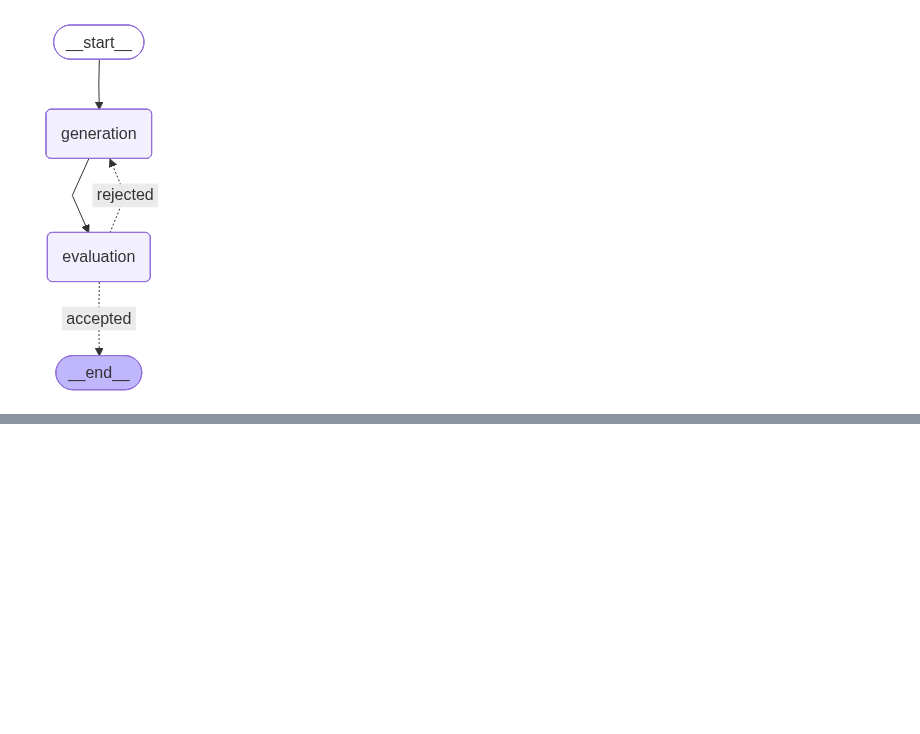
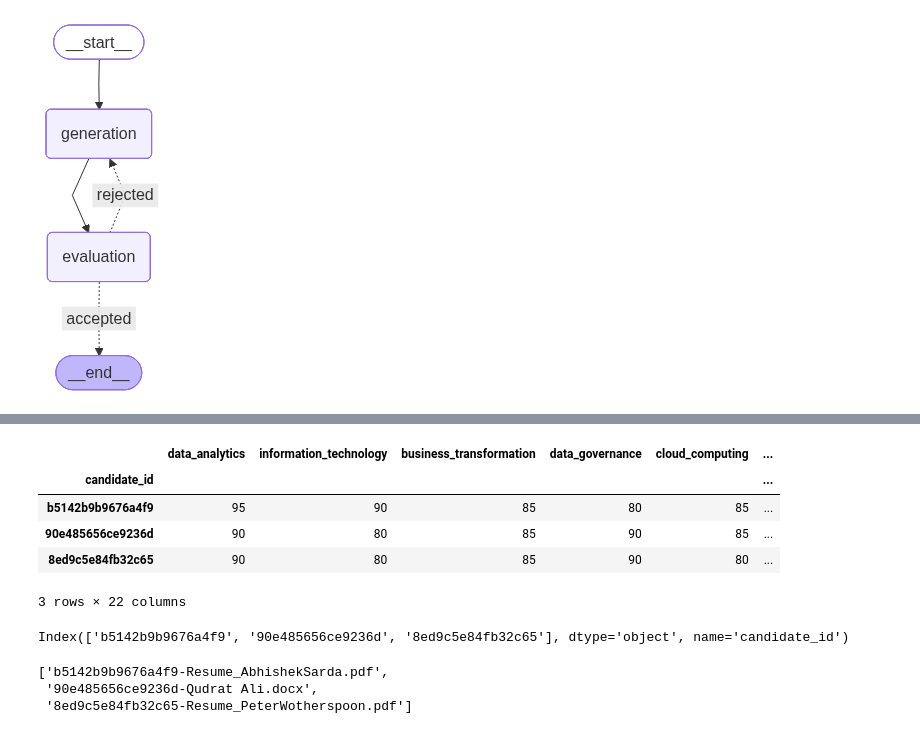
Before and after one commit to scardenasc22/internship_project, a Jupyter notebook: notebooks/experiments_phase5.ipynb, the cells around one changed output, grey strips where cells are left out. Drawn from its saved outputs; the diff is of its cells as text; code cells hidden in the pictures; blank space fills up the shorter version.

```diff
--- a/notebooks/experiments_phase5.ipynb
+++ b/notebooks/experiments_phase5.ipynb
@@ -491,0 +587,26 @@ sample_results
+# %%
+df.sort_values(by = "overall", ascending = False).head(3)
+# %% [output]
+|  | data_analytics | information_technology | business_transformation | data_governance | cloud_computing | ... |
+| candidate_id |  |  |  |  |  | ... |
+| b5142b9b9676a4f9 | 95 | 90 | 85 | 80 | 85 | ... |
+| 90e485656ce9236d | 90 | 80 | 85 | 90 | 85 | ... |
+| 8ed9c5e84fb32c65 | 90 | 80 | 85 | 90 | 80 | ... |
+3 rows × 22 columns
+# %%
+df.sort_values(by = "overall", ascending = False).head(3).index
+# %% [output]
+Index(['b5142b9b9676a4f9', '90e485656ce9236d', '8ed9c5e84fb32c65'], dtype='object', name='candidate_id')
+# %%
+import os
+candidates_path = "/Users/santiagocardenas/Documents/MDSI/202502/internship/internship_project/data/raw/cv"
+candidates_list = os.listdir(candidates_path)
+best_candidates_id = df.sort_values(by = "overall", ascending = False).head(3).index.to_list()
+filtered_candidates = [
+    p for p in candidates_list if any(p.startswith(id) for id in best_candidates_id)
+]
+filtered_candidates
+# %% [output]
+['b5142b9b9676a4f9-Resume_AbhishekSarda.pdf',
+ '90e485656ce9236d-Qudrat Ali.docx',
+ '8ed9c5e84fb32c65-Resume_PeterWotherspoon.pdf']
```
Also changed, not shown: parts of 10 cells of this notebook, 7 other files.
